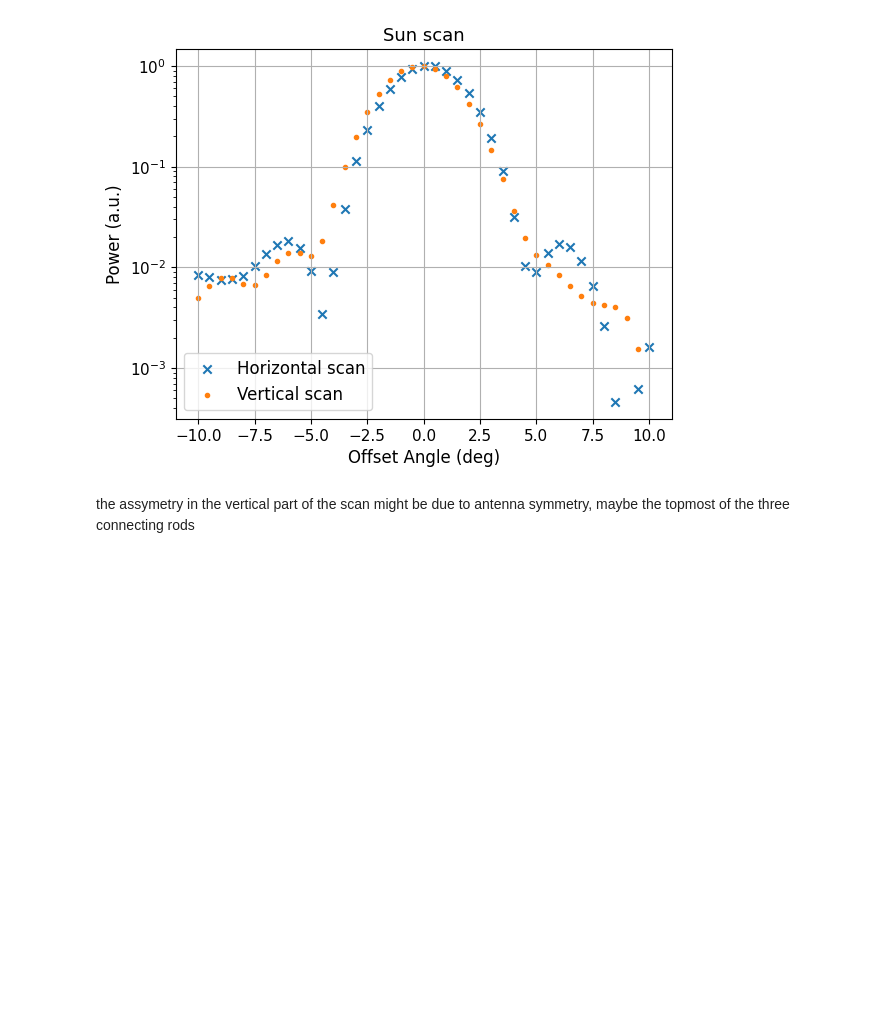
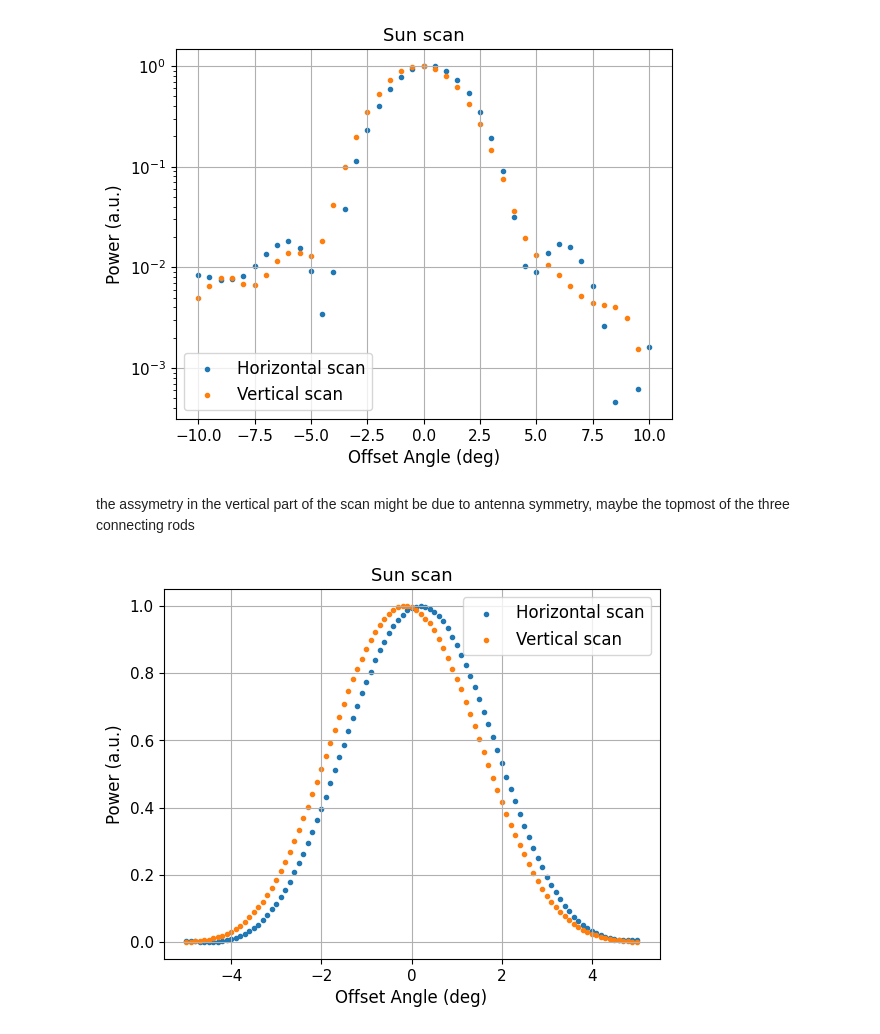
Before and after one commit to SecretGmG/lab, a Jupyter notebook: srt/sun_scan.ipynb, the cells around one changed output. Saved outputs shown, nothing was run; the diff lists cells and outputs as text; code cells hidden in the pictures; blank space fills up the shorter version.

```diff
--- a/srt/sun_scan.ipynb
+++ b/srt/sun_scan.ipynb
@@ -14,7 +14,7 @@ def plot_sun_scan(hor_file_path: str, ver_file_path: str):
     with srt_util.SRT_HDF_Reader(hor_file_path) as srt_reader:
         offset = srt_reader.get_object_positions()['CenterH']
         spec = normalize_spectrum(srt_reader.get_power_spectrum().sum(axis=1))
-        plt.scatter(offset, spec, label = 'Horizontal scan', marker='x')
+        plt.scatter(offset, spec, label = 'Horizontal scan', marker='.')
     with srt_util.SRT_HDF_Reader(ver_file_path) as srt_reader:
         offset = srt_reader.get_object_positions()['CenterV']
         spec = spec = normalize_spectrum(srt_reader.get_power_spectrum().sum(axis=1))
@@ -33,6 +33,13 @@ plot_sun_scan('Measurements/SunScan/SunScan_Az10deg_Res0deg5_T1120_20251002.hdf'
 plt.yscale('log')
 pt.plotting.end_plot()
 # %% [output]
-[figure, old version]
+[figure, new version]
 # %% [markdown]
 the assymetry in the vertical part of the scan might be due to antenna symmetry, maybe the topmost of the three connecting rods
+# %%
+pt.plotting.start_plot('Sun scan', 'Offset Angle (deg)', 'Power (a.u.)')
+plot_sun_scan('Measurements/SunScan/SunScan_Az5deg_Res0deg1_T1130_20251002.hdf',
+              'Measurements/SunScan/SunScan_Elv5deg_Res0deg1_T1130_20251002.hdf')
+pt.plotting.end_plot()
+# %% [output]
+[figure, added]
```
Also changed, not shown: parts of 2 cells of this notebook, 1 other file.
